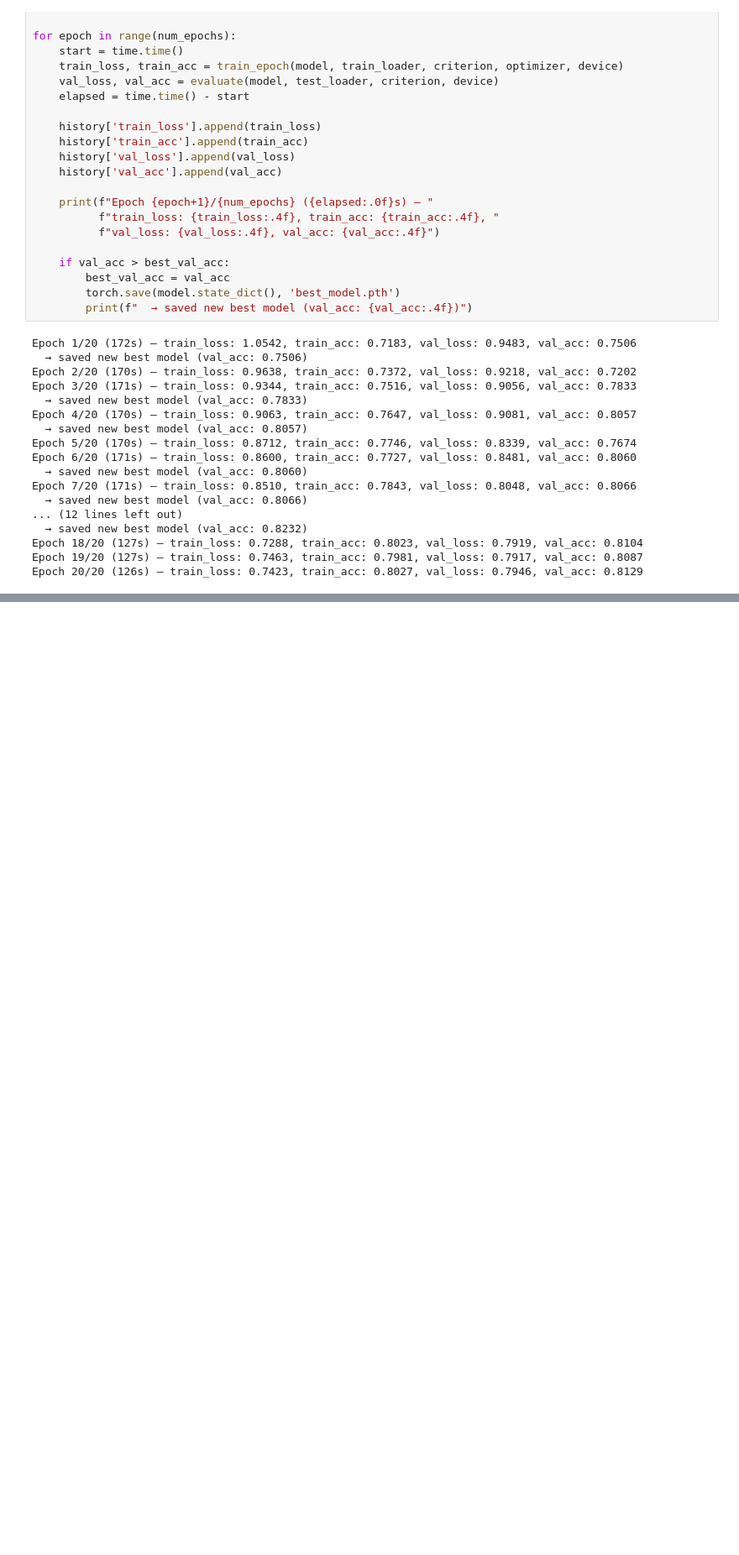
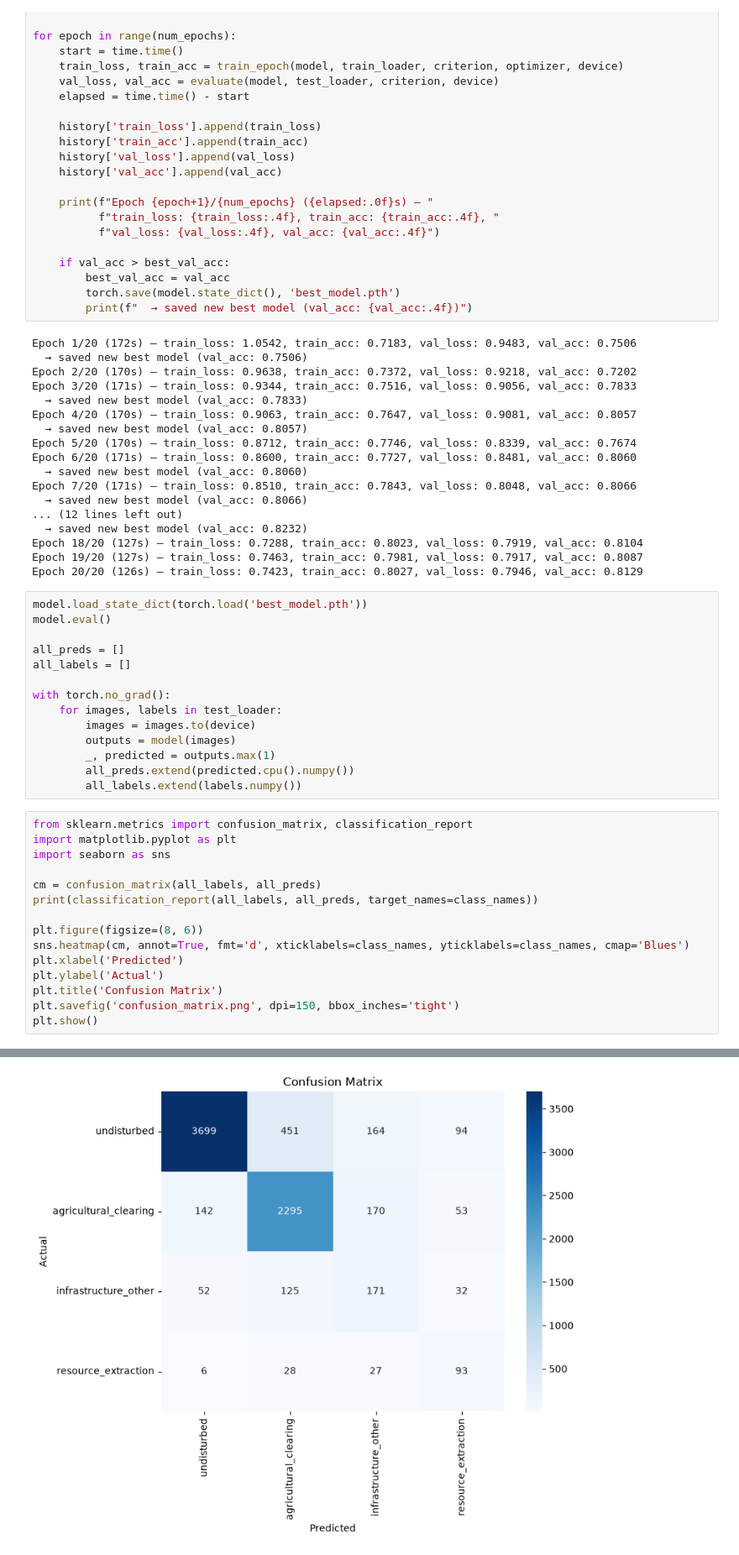
Before and after one commit to TaKo86/Deforestation, a Jupyter notebook: Rainforest.ipynb, the cells around one changed output, grey strips where cells are left out. Shown at 84% size. Saved outputs shown, nothing was run; the diff lists cells and outputs as text; blank space fills up the shorter version.

```diff
--- a/Rainforest.ipynb
+++ b/Rainforest.ipynb
@@ -372,3 +372,33 @@ Epoch 7/20 (171s) — train_loss: 0.8510, train_acc: 0.7843, val_loss: 0.8048, v
 Epoch 18/20 (127s) — train_loss: 0.7288, train_acc: 0.8023, val_loss: 0.7919, val_acc: 0.8104
 Epoch 19/20 (127s) — train_loss: 0.7463, train_acc: 0.7981, val_loss: 0.7917, val_acc: 0.8087
 Epoch 20/20 (126s) — train_loss: 0.7423, train_acc: 0.8027, val_loss: 0.7946, val_acc: 0.8129
+# %%
+model.load_state_dict(torch.load('best_model.pth'))
+model.eval()
+
+all_preds = []
+all_labels = []
+
+with torch.no_grad():
+    for images, labels in test_loader:
+        images = images.to(device)
+        outputs = model(images)
+        _, predicted = outputs.max(1)
+        all_preds.extend(predicted.cpu().numpy())
+        all_labels.extend(labels.numpy())
+# %%
+from sklearn.metrics import confusion_matrix, classification_report
+import matplotlib.pyplot as plt
+import seaborn as sns
+
+cm = confusion_matrix(all_labels, all_preds)
+print(classification_report(all_labels, all_preds, target_names=class_names))
+
+plt.figure(figsize=(8, 6))
+sns.heatmap(cm, annot=True, fmt='d', xticklabels=class_names, yticklabels=class_names, cmap='Blues')
+plt.xlabel('Predicted')
+plt.ylabel('Actual')
+plt.title('Confusion Matrix')
+plt.savefig('confusion_matrix.png', dpi=150, bbox_inches='tight')
+plt.show()
+# %% [output]
@@ -374,0 +415 @@ Epoch 20/20 (126s) — train_loss: 0.7423, train_acc: 0.8027, val_loss: 0.7946,
+[figure, added]
```
Also changed, not shown: parts of 11 cells of this notebook, 9 other files.
